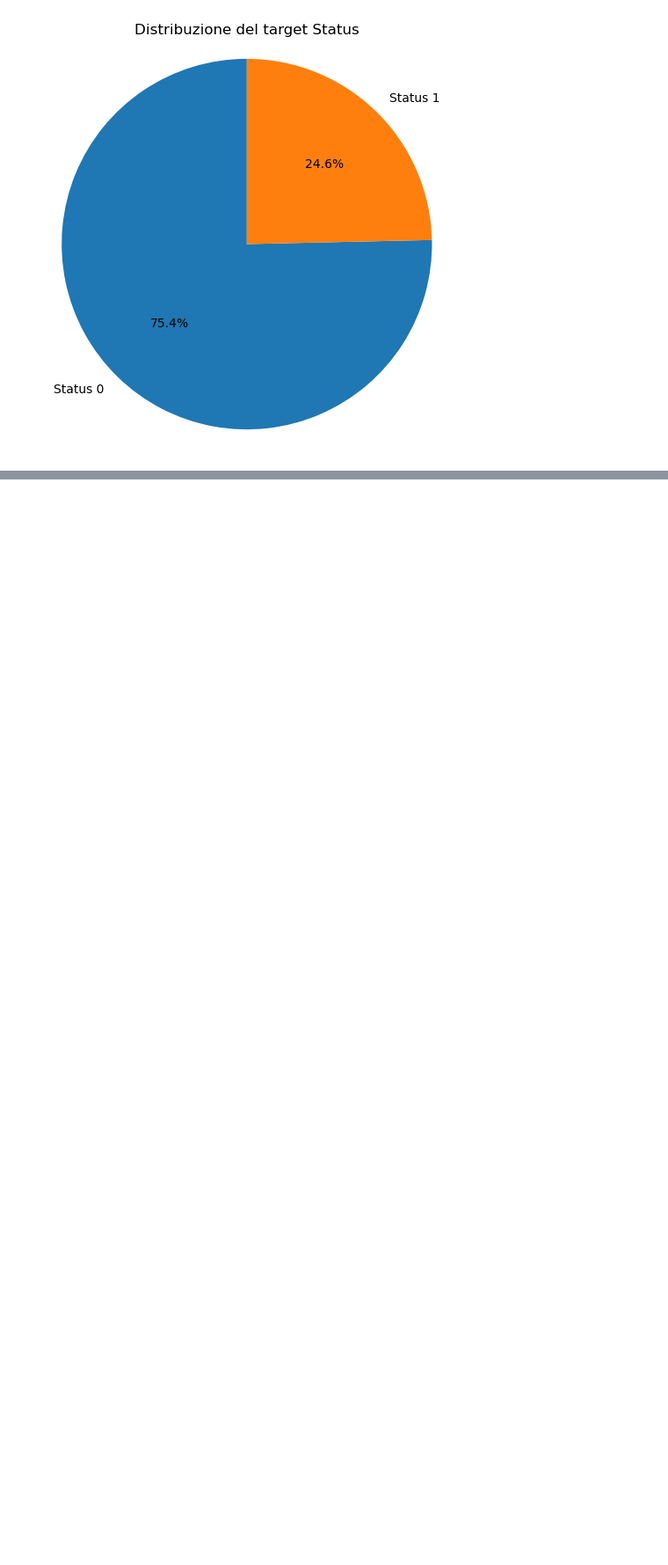
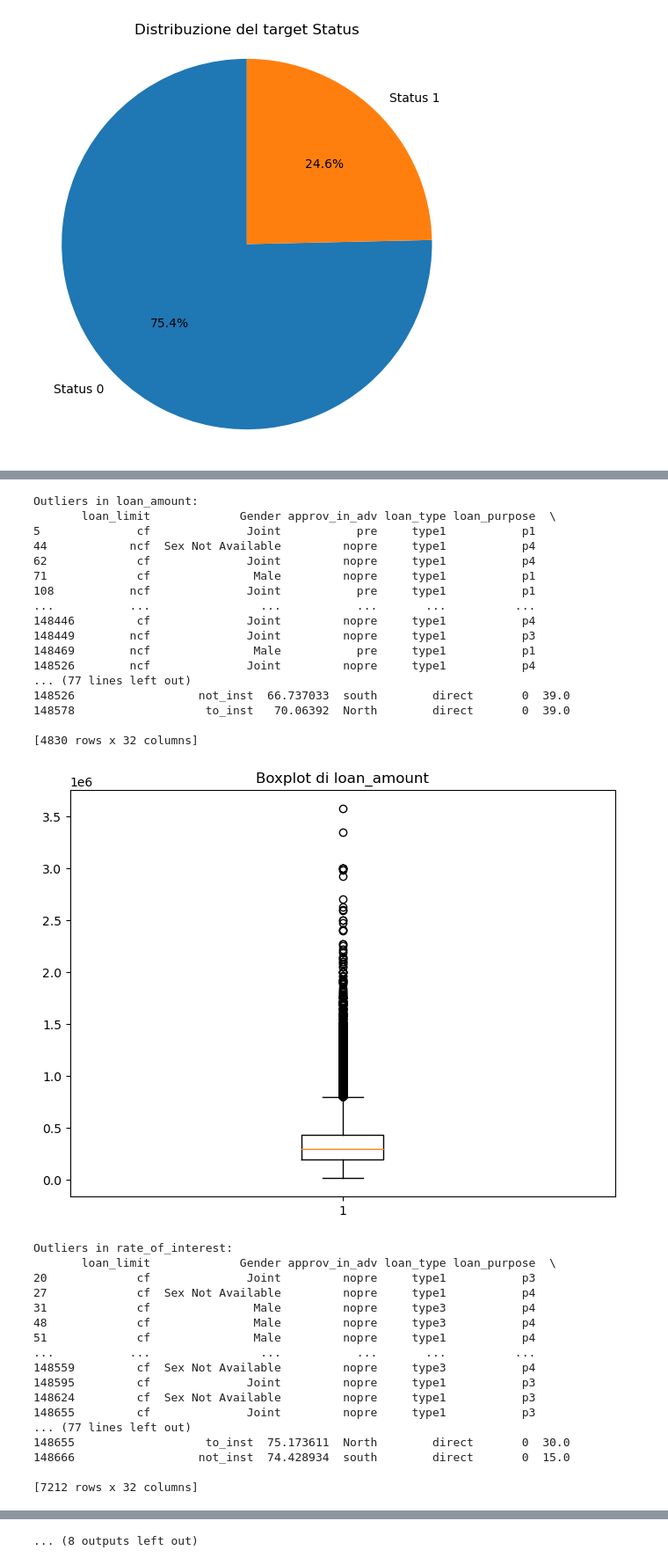
Before and after one commit to RagnOh/ProgettoMLDM, a Jupyter notebook: Decision_tree/Dataview.ipynb, the cells around one changed output, grey strips where cells are left out. Shown at 88% size. Drawn from its saved outputs; the diff is of its cells as text; code cells hidden in the pictures; blank space fills up the shorter version.

```diff
--- a/Decision_tree/Dataview.ipynb
+++ b/Decision_tree/Dataview.ipynb
@@ -140,0 +170,61 @@ dtype: int64
+# %%
+for feature in numerical_features:
+    # Calcola la media e la deviazione standard della feature
+    mean_value = data[feature].mean()
+    std_value = data[feature].std()
+
+    # Definisci una soglia per gli outliers (ad esempio, 2 o 3 deviazioni standard dalla media)
+    threshold = 2 * std_value  # Puoi personalizzare questo valore in base alle tue esigenze
+
+    # Individua gli outliers
+    outliers = data[(data[feature] > mean_value + threshold) | (data[feature] < mean_value - threshold)]
+
+    # Puoi stampare o salvare gli outliers se desideri
+    print(f"Outliers in {feature}:")
+    print(outliers)
+
+
+
+    # Crea un boxplot per visualizzare la distribuzione della feature e gli outliers
+    plt.figure(figsize=(8, 6))
+    plt.boxplot(data[feature])
+    plt.title(f'Boxplot di {feature}')
+    plt.show()
+
+    data=data.drop(outliers.index)
+# %% [output]
+Outliers in loan_amount:
+       loan_limit             Gender approv_in_adv loan_type loan_purpose  \
+5              cf              Joint           pre     type1           p1
+44            ncf  Sex Not Available         nopre     type1           p4
+62             cf              Joint         nopre     type1           p4
+71             cf               Male         nopre     type1           p1
+108           ncf              Joint           pre     type1           p1
+...           ...                ...           ...       ...          ...
+148446         cf              Joint         nopre     type1           p4
+148449        ncf              Joint         nopre     type1           p3
+148469        ncf               Male           pre     type1           p1
+148526        ncf              Joint         nopre     type1           p4
+... (77 lines left out)
+148526                  not_inst  66.737033  south        direct       0  39.0
+148578                   to_inst   70.06392  North        direct       0  39.0
+
+[4830 rows x 32 columns]
+[figure, added]
+Outliers in rate_of_interest:
+       loan_limit             Gender approv_in_adv loan_type loan_purpose  \
+20             cf              Joint         nopre     type1           p3
+27             cf  Sex Not Available         nopre     type1           p4
+31             cf               Male         nopre     type3           p4
+48             cf               Male         nopre     type3           p4
+51             cf               Male         nopre     type1           p4
+...           ...                ...           ...       ...          ...
+148559         cf  Sex Not Available         nopre     type3           p4
+148595         cf              Joint         nopre     type1           p3
+148624         cf  Sex Not Available         nopre     type1           p3
+148655         cf              Joint         nopre     type1           p3
+... (77 lines left out)
+148655                   to_inst  75.173611  North        direct       0  30.0
+148666                  not_inst  74.428934  south        direct       0  15.0
+
+[7212 rows x 32 columns]
@@ -140,0 +304 @@ dtype: int64
+... (8 outputs left out)
```
Also changed, not shown: parts of 15 cells of this notebook, 2 other files.
